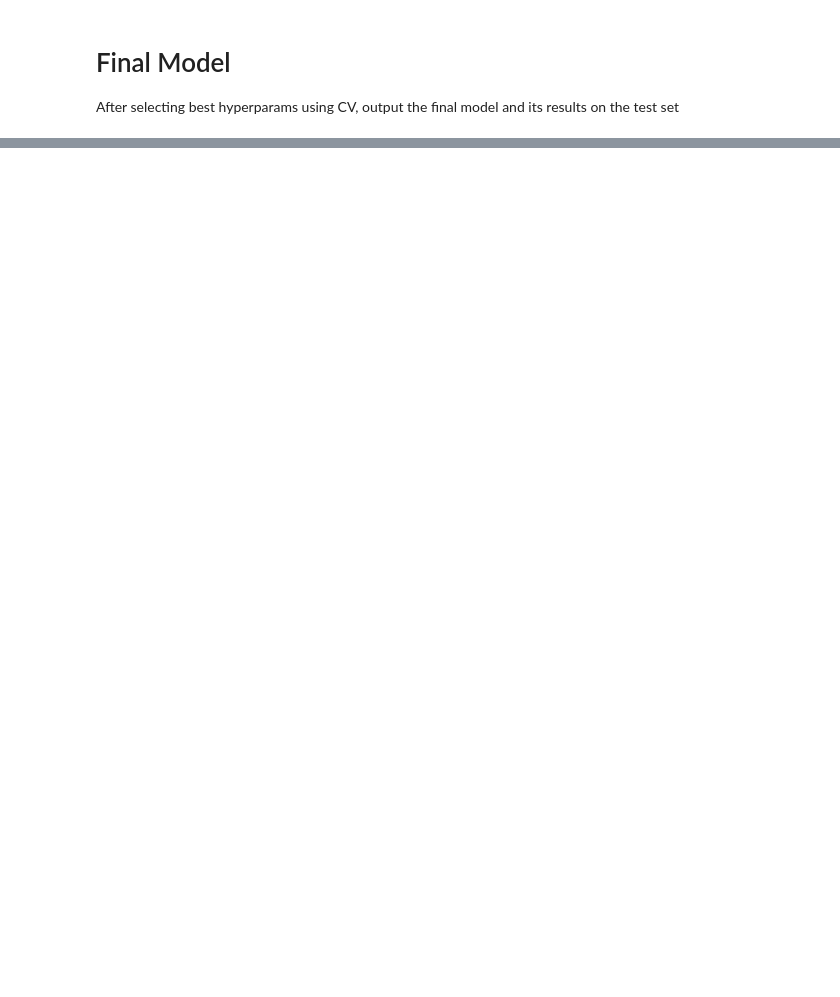
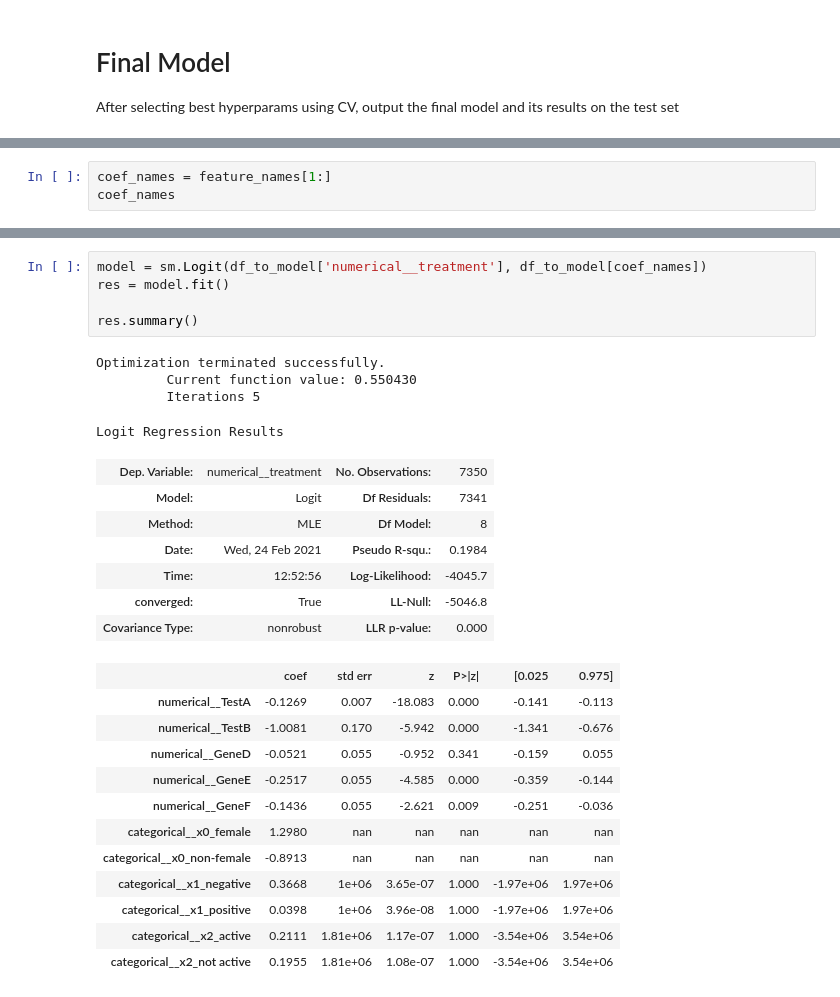
Before and after one commit to EricaXia/spr_2021, a Jupyter notebook: dsci552/problem_sets/ps_2.ipynb, the cells around one changed output, grey strips where cells are left out. Drawn from its saved outputs; the diff is of its cells as text; blank space fills up the shorter version.

```diff
--- a/dsci552/problem_sets/ps_2.ipynb
+++ b/dsci552/problem_sets/ps_2.ipynb
@@ -419,0 +479,3 @@ plt.show()
+# %%
+coef_names = feature_names[1:]
+coef_names
@@ -419,0 +550,29 @@ plt.show()
+# %%
+model = sm.Logit(df_to_model['numerical__treatment'], df_to_model[coef_names])
+res = model.fit()
+
+res.summary()
+# %% [output]
+Optimization terminated successfully.
+         Current function value: 0.550430
+         Iterations 5
+Logit Regression Results
+| Dep. Variable: | numerical__treatment | No. Observations: | 7350 |
+| Model: | Logit | Df Residuals: | 7341 |
+| Method: | MLE | Df Model: | 8 |
+| Date: | Wed, 24 Feb 2021 | Pseudo R-squ.: | 0.1984 |
+| Time: | 12:52:56 | Log-Likelihood: | -4045.7 |
+| converged: | True | LL-Null: | -5046.8 |
+| Covariance Type: | nonrobust | LLR p-value: | 0.000 |
+|  | coef | std err | z | P>|z| | [0.025 | 0.975] |
+| numerical__TestA | -0.1269 | 0.007 | -18.083 | 0.000 | -0.141 | -0.113 |
+| numerical__TestB | -1.0081 | 0.170 | -5.942 | 0.000 | -1.341 | -0.676 |
+| numerical__GeneD | -0.0521 | 0.055 | -0.952 | 0.341 | -0.159 | 0.055 |
+| numerical__GeneE | -0.2517 | 0.055 | -4.585 | 0.000 | -0.359 | -0.144 |
+| numerical__GeneF | -0.1436 | 0.055 | -2.621 | 0.009 | -0.251 | -0.036 |
+| categorical__x0_female | 1.2980 | nan | nan | nan | nan | nan |
+| categorical__x0_non-female | -0.8913 | nan | nan | nan | nan | nan |
+| categorical__x1_negative | 0.3668 | 1e+06 | 3.65e-07 | 1.000 | -1.97e+06 | 1.97e+06 |
+| categorical__x1_positive | 0.0398 | 1e+06 | 3.96e-08 | 1.000 | -1.97e+06 | 1.97e+06 |
+| categorical__x2_active | 0.2111 | 1.81e+06 | 1.17e-07 | 1.000 | -3.54e+06 | 3.54e+06 |
+| categorical__x2_not active | 0.1955 | 1.81e+06 | 1.08e-07 | 1.000 | -3.54e+06 | 3.54e+06 |
```
Also changed, not shown: parts of 46 cells of this notebook, 9 other files.
